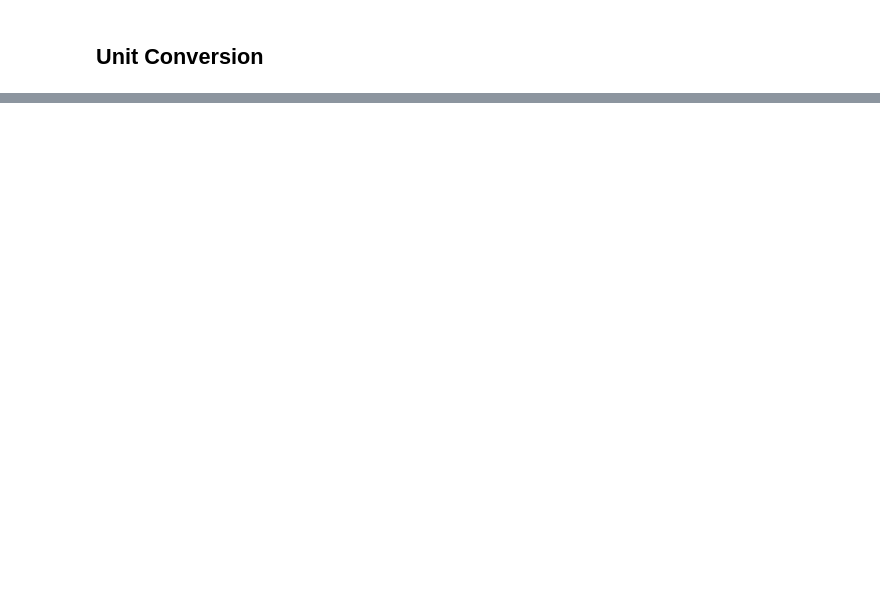
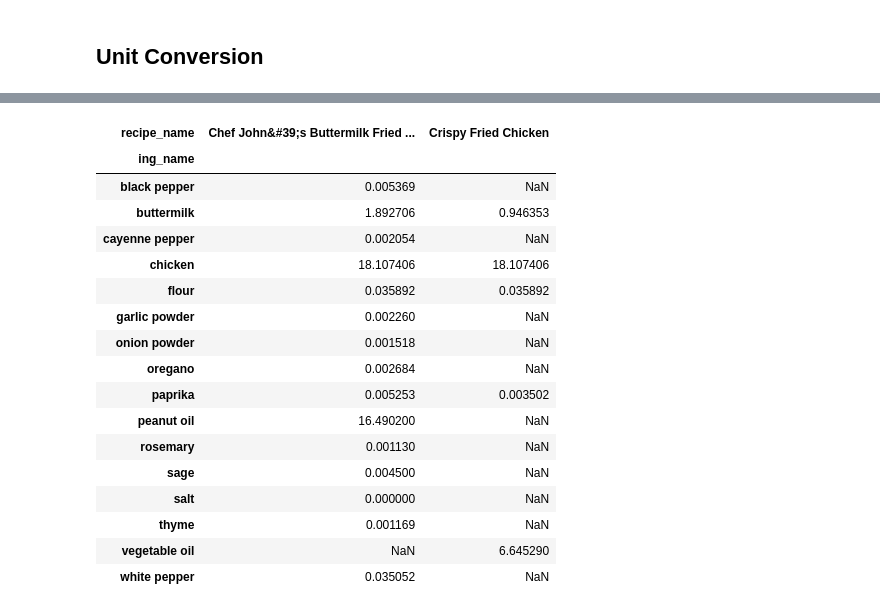
Before and after one commit to andrewyewcy/recipe_classifier, a Jupyter notebook: 30_automation/enrich_data_dev.ipynb, the cells around one changed output, grey strips where cells are left out. Drawn from its saved outputs; the diff is of its cells as text; code cells hidden in the pictures; blank space fills up the shorter version.

```diff
--- a/30_automation/enrich_data_dev.ipynb
+++ b/30_automation/enrich_data_dev.ipynb
@@ -983,0 +436,34 @@ final_df.loc[:,["recipe_name", "ing_uom_metric"]]
+# %%
+final_df = final_df.groupby(
+    by = ["recipe_name","ing_name"],
+    as_index = False
+).agg(
+    cost = ("cost","sum")
+)
+# %%
+pivot_df = final_df.pivot(
+    columns = "recipe_name",
+    index   = "ing_name",
+    values = "cost"
+)
+# %%
+pivot_df
+# %% [output]
+| recipe_name | Chef John&#39;s Buttermilk Fried ... | Crispy Fried Chicken |
+| ing_name |  |  |
+| black pepper | 0.005369 | NaN |
+| buttermilk | 1.892706 | 0.946353 |
+| cayenne pepper | 0.002054 | NaN |
+| chicken | 18.107406 | 18.107406 |
+| flour | 0.035892 | 0.035892 |
+| garlic powder | 0.002260 | NaN |
+| onion powder | 0.001518 | NaN |
+| oregano | 0.002684 | NaN |
+| paprika | 0.005253 | 0.003502 |
+| peanut oil | 16.490200 | NaN |
+| rosemary | 0.001130 | NaN |
+| sage | 0.004500 | NaN |
+| salt | 0.000000 | NaN |
+| thyme | 0.001169 | NaN |
+| vegetable oil | NaN | 6.645290 |
+| white pepper | 0.035052 | NaN |
```
Also changed, not shown: parts of 91 cells of this notebook, 10 other files.
